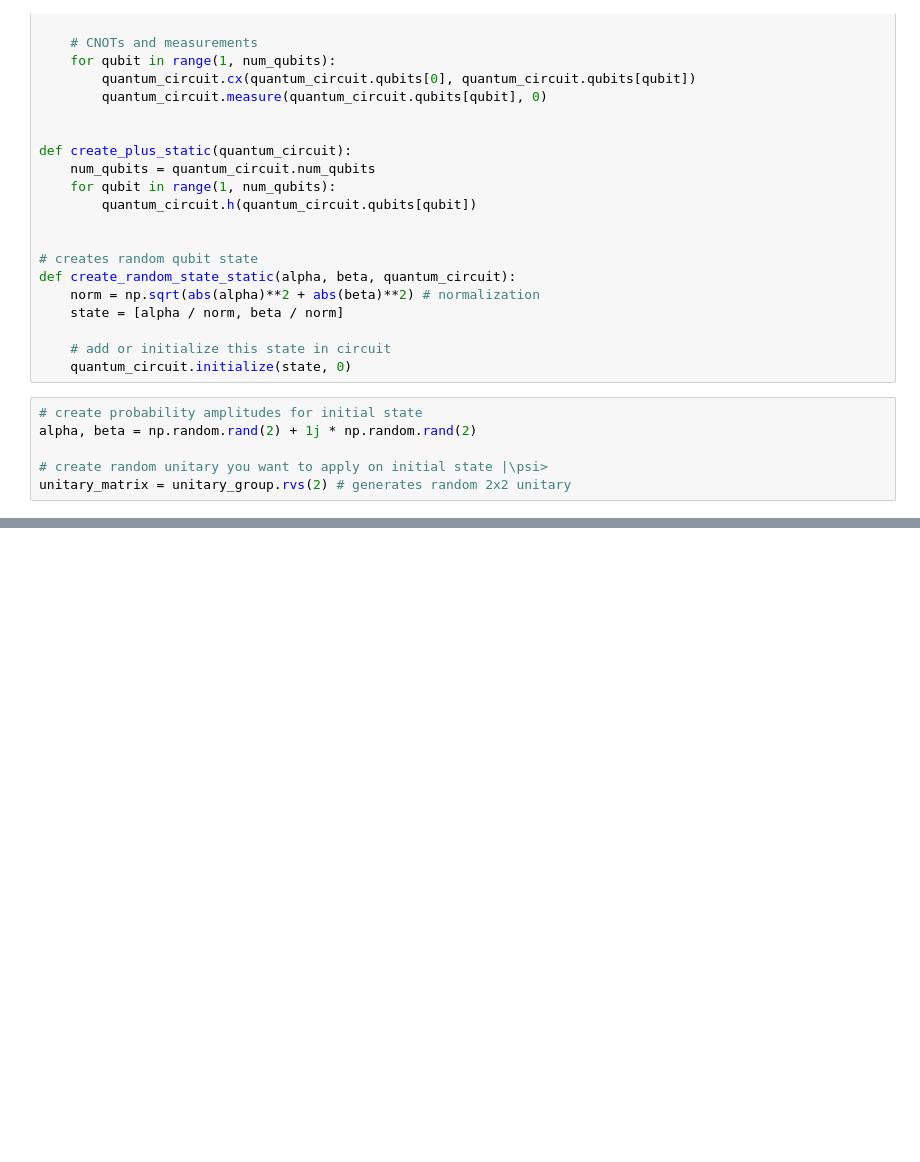
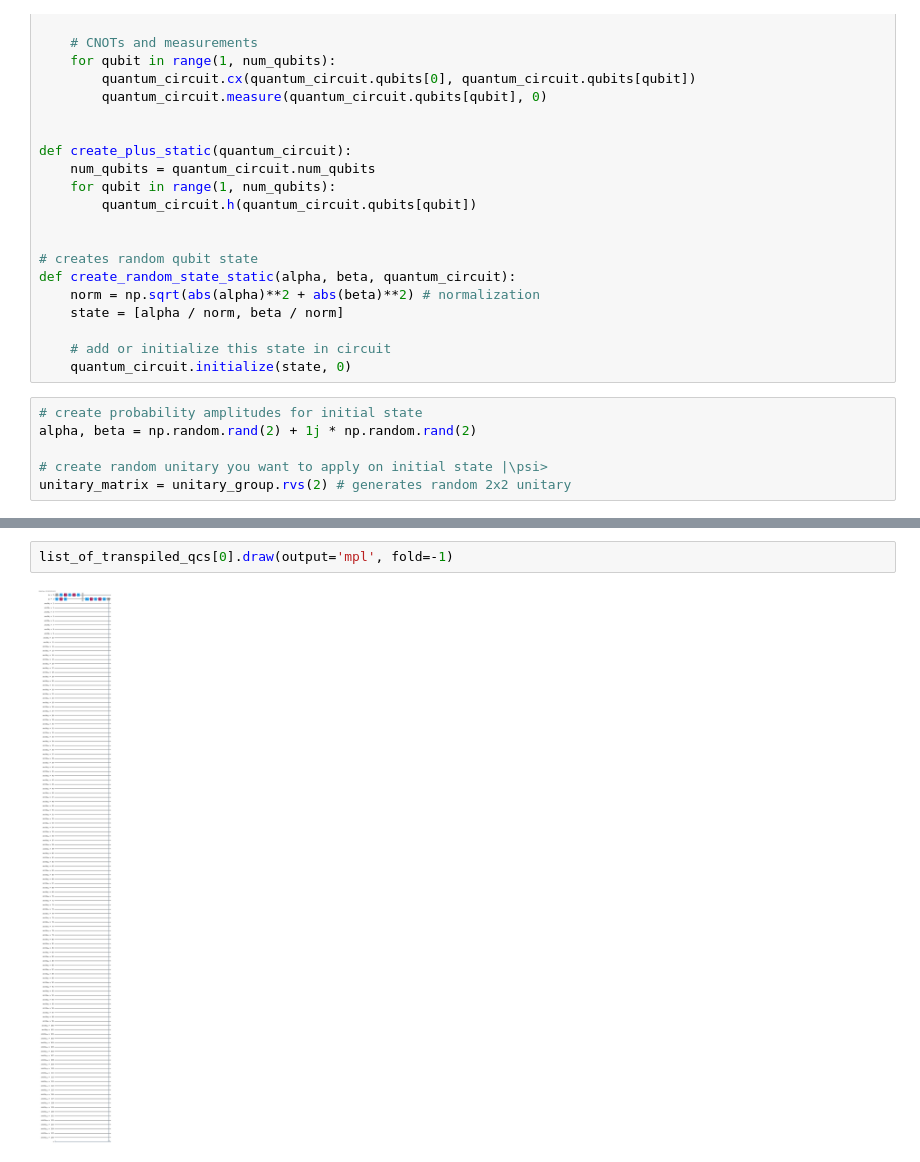
Before and after one commit to Enfili/JarQo, a Jupyter notebook: Vidal-Masanes-Cirac_dynamic.ipynb, the cells around one changed output, grey strips where cells are left out. Drawn from its saved outputs; the diff is of its cells as text; blank space fills up the shorter version.

```diff
--- a/Vidal-Masanes-Cirac_dynamic.ipynb
+++ b/Vidal-Masanes-Cirac_dynamic.ipynb
@@ -192,0 +271,4 @@ qc_resulting.draw(output='mpl', fold=-1)
+# %%
+list_of_transpiled_qcs[0].draw(output='mpl', fold=-1)
+# %% [output]
+[figure, added]
```
Also changed, not shown: parts of 10 cells of this notebook.
